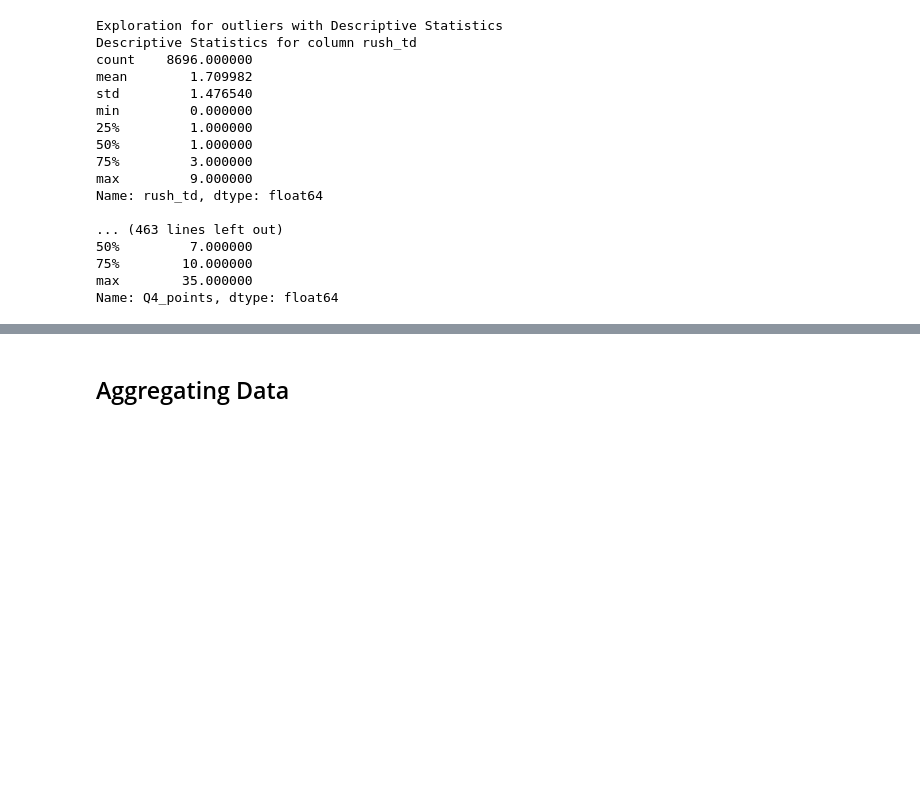
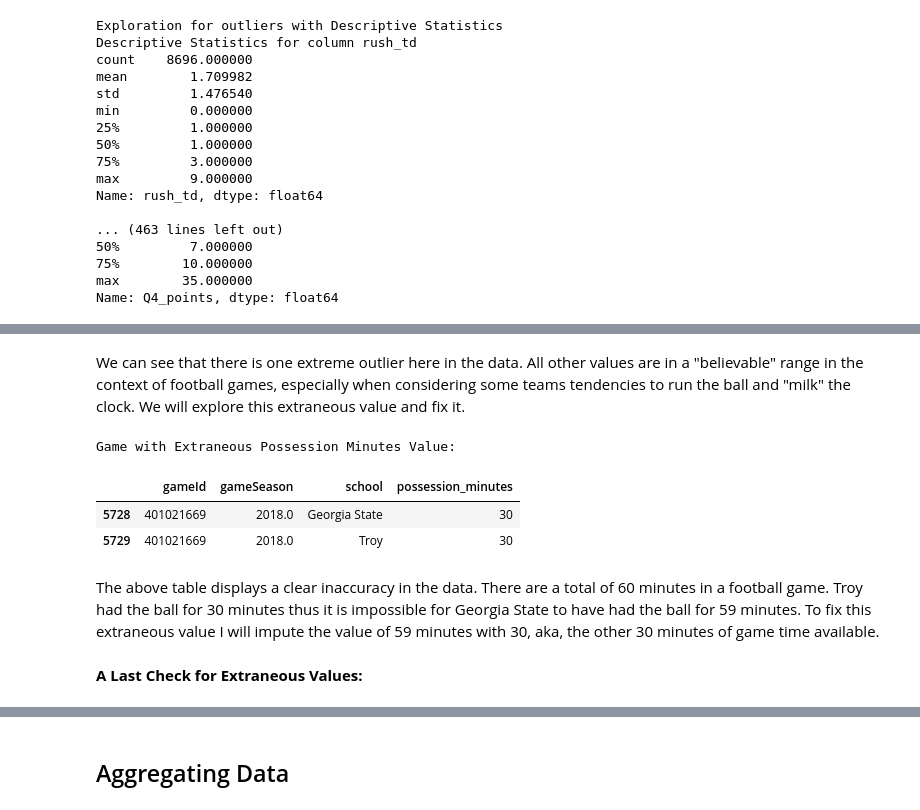
Before and after one commit to btcain4/Bayesian_College_Football, a Jupyter notebook: Data_Wrangle/data_cleaning_eda.ipynb, the cells around one changed output, grey strips where cells are left out. Drawn from its saved outputs; the diff is of its cells as text; code cells hidden in the pictures; blank space fills up the shorter version.

```diff
--- a/Data_Wrangle/data_cleaning_eda.ipynb
+++ b/Data_Wrangle/data_cleaning_eda.ipynb
@@ -869,0 +880,14 @@ joinedDf.loc[joinedDf['gameId']==401282717,['gameSeason','school','possession_mi
+# %% [markdown]
+We can see that there is one extreme outlier here in the data. All other values are in a "believable" range in the context of football games, especially when considering some teams tendencies to run the ball and "milk" the clock. We will explore this extraneous value and fix it.
+# %%
+##Display possession minutes extraneous value
+gameId_ext = joinedDf.loc[joinedDf['possession_minutes'].astype(int)==59,'gameId'].tolist()[0]
+print('Game with Extraneous Possession Minutes Value:')
+joinedDf.loc[joinedDf['gameId']==gameId_ext,['gameId','gameSeason','school','possession_minutes']]
+# %% [output]
+Game with Extraneous Possession Minutes Value:
+|  | gameId | gameSeason | school | possession_minutes |
+| 5728 | 401021669 | 2018.0 | Georgia State | 30 |
+| 5729 | 401021669 | 2018.0 | Troy | 30 |
+# %% [markdown]
+The above table displays a clear inaccuracy in the data. There are a total of 60 minutes in a football game. Troy had the ball for 30 minutes thus it is impossible for Georgia State to have had the ball for 59 minutes. To fix this extraneous value I will impute the value of 59 minutes with 30, aka, the other 30 minutes of game time available.
@@ -869,0 +897,2 @@ joinedDf.loc[joinedDf['gameId']==401282717,['gameSeason','school','possession_mi
+# %% [markdown]
+<b>A Last Check for Extraneous Values:</b>
```
Also changed, not shown: parts of 20 cells of this notebook.
